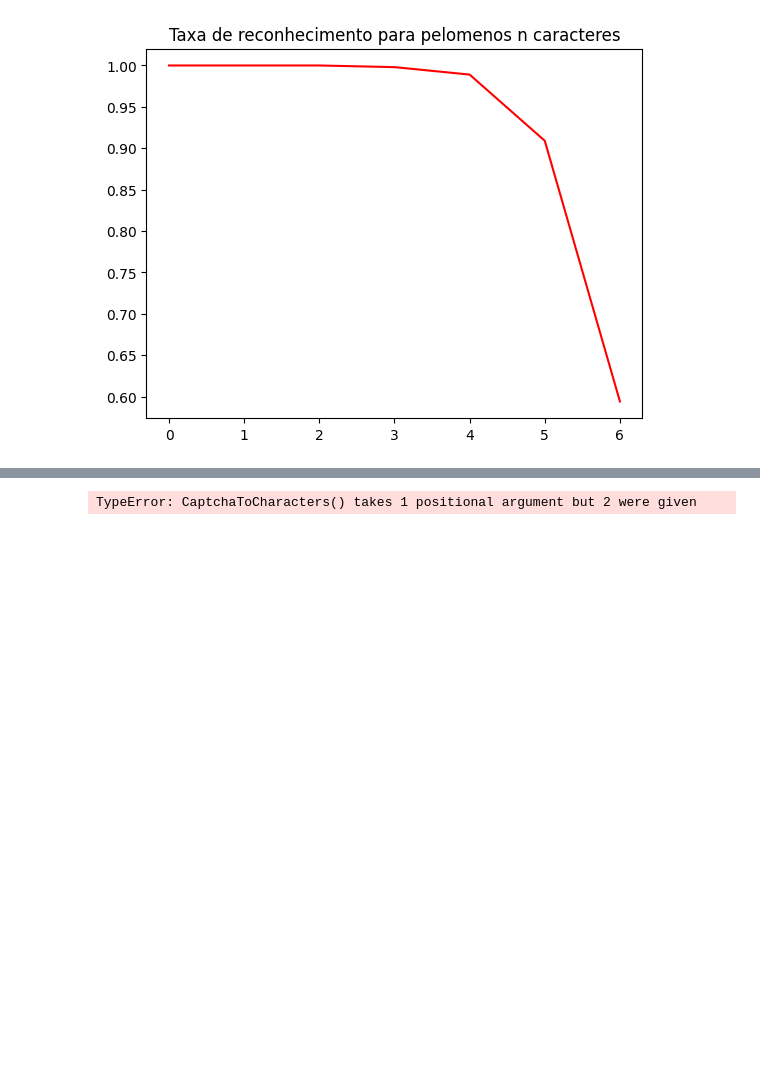
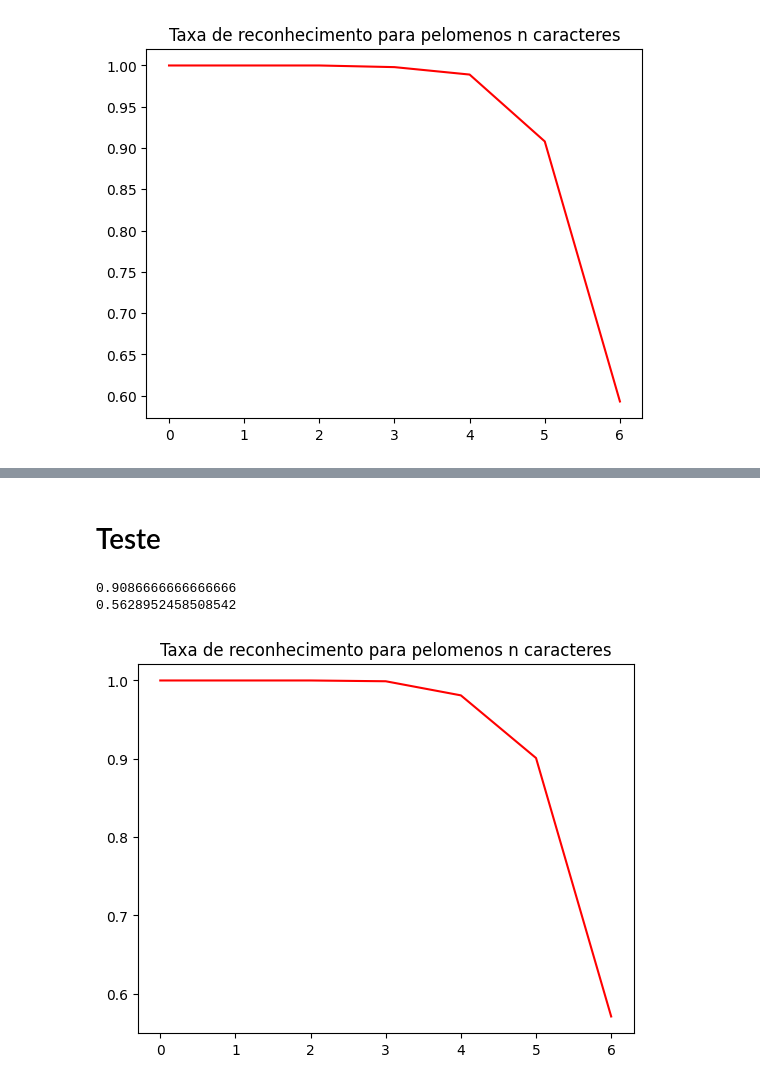
Before and after one commit to Samuel-Brisio/ufmg_icv_classificador, a Jupyter notebook: classificador_hog.ipynb, the cells around one changed output, grey strips where cells are left out. Drawn from its saved outputs; the diff is of its cells as text; code cells hidden in the pictures; blank space fills up the shorter version.

Commit message:
feat: análise teste

```diff
--- a/classificador_hog.ipynb
+++ b/classificador_hog.ipynb
@@ -9,6 +9,7 @@ import re
 treinamentoDiretorio = "CAPTCHA-10k/treinamento"
 labelsDiretorio = "CAPTCHA-10k/labels10k/"
 validacaoDiretorio = "CAPTCHA-10k/validacao"
+testeDiretorio = "CAPTCHA-10k/teste"
 # %%
 regioes = [35, 65, 95, 125, 155]
 tamanhoDaRegiao = 2048
@@ -346,10 +286,47 @@ plt.show()
-# %%
-
-
-charsGradient = CaptchaToCharacters(magnitude, angle)
-
-i = 5
-plt.imshow(dx(charsGradient[i]['magnitude']), cmap='gray')
-charsGradient[i]['magnitude'].shape
-# %% [output]
-TypeError: CaptchaToCharacters() takes 1 positional argument but 2 were given
+# %% [markdown]
+# Teste
+# %%
+def teste(model):
+    features = []
+    files = os.listdir(testeDiretorio)
+
+    for file in files:
+        filePath = os.path.join(testeDiretorio, file)
+
+        describers = hogCaptcha(filePath)
+
+        for i in describers:
+            features.append(i)
+
+    features = np.asarray(features)
+    predict = model.predict(features)
+
+
+    labels = []
+    files = os.listdir(testeDiretorio)
+
+    for file in files:
+        # get the img label
+        labelPATH = os.path.join(labelsDiretorio, file[:-4]+'.txt')
+        labelFILE = open(labelPATH, 'r')
+        label = labelFILE.read()
+        labelFILE.close()
+
+        label = label[0:6] if len(label) > 6 else label
+
+        labels += list(label)
+    labels = np.asarray(labels)
+
+
+    return (predict, labels)
+
+predict, labels = teste(clf)
+# %%
+a = (predict == labels).sum() / predict.size
+print(a)
+print(a**6)
+createAnalitic(predict, labels)
+# %% [output]
+0.9086666666666666
+0.5628952458508542
+[figure, added]
```
Also changed, not shown: parts of 8 cells of this notebook.
